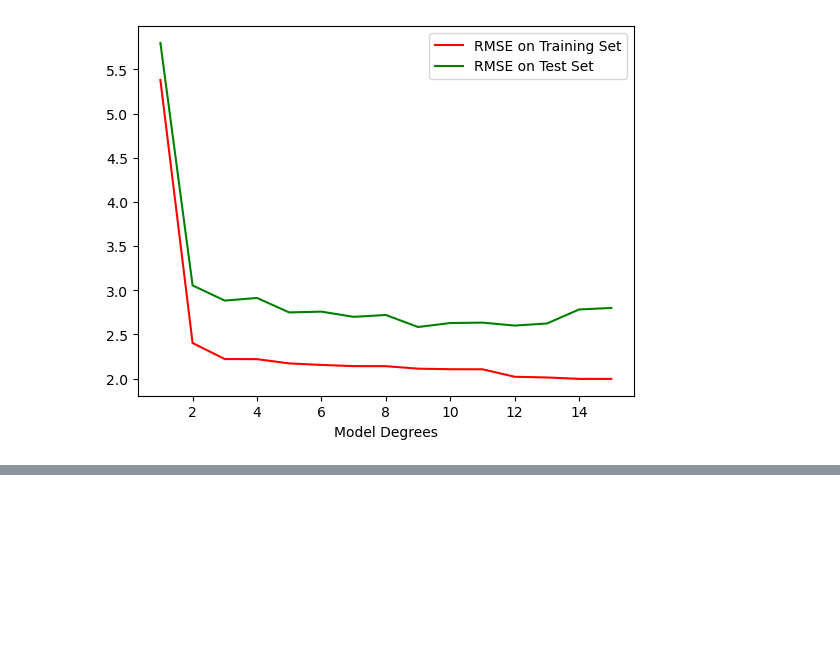
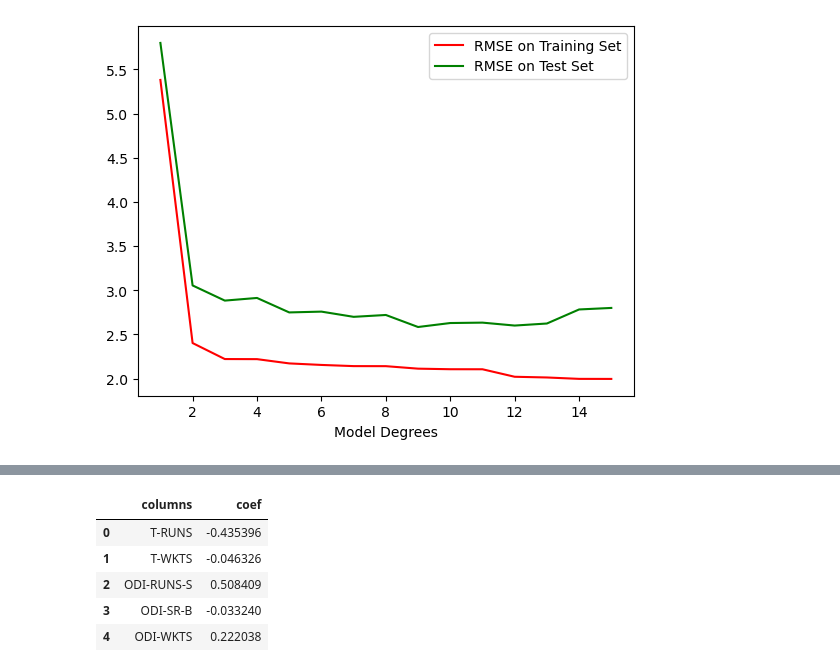
Before and after one commit to arunp77/Machine-Learning, a Jupyter notebook: Projects-ML/Reg-models/Project-2_Advertising.ipynb, the cells around one changed output, grey strips where cells are left out. Drawn from its saved outputs; the diff is of its cells as text; code cells hidden in the pictures; blank space fills up the shorter version.

```diff
--- a/Projects-ML/Reg-models/Project-2_Advertising.ipynb
+++ b/Projects-ML/Reg-models/Project-2_Advertising.ipynb
@@ -662,0 +722,3 @@ plt.show()
+# %%
+X = ipl_auction_encoded_df
+y = ipl_auction_df['SOLD PRICE']
@@ -662,0 +754,11 @@ plt.show()
+# %%
+# Saving the coefficeint as a dataframe
+columns_coef_def = pd.DataFrame({'columns': ipl_auction_encoded_df.columns, 'coef' : linreg.coef_})
+columns_coef_def.head()
+# %% [output]
+|  | columns | coef |
+| 0 | T-RUNS | -0.435396 |
+| 1 | T-WKTS | -0.046326 |
+| 2 | ODI-RUNS-S | 0.508409 |
+| 3 | ODI-SR-B | -0.033240 |
+| 4 | ODI-WKTS | 0.222038 |
```
Also changed, not shown: parts of 38 cells of this notebook.
